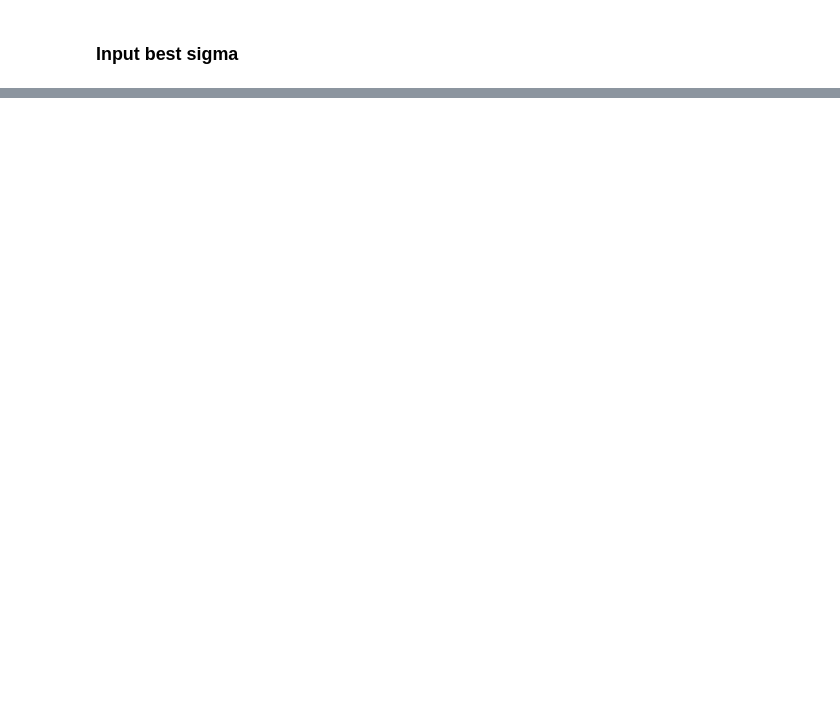
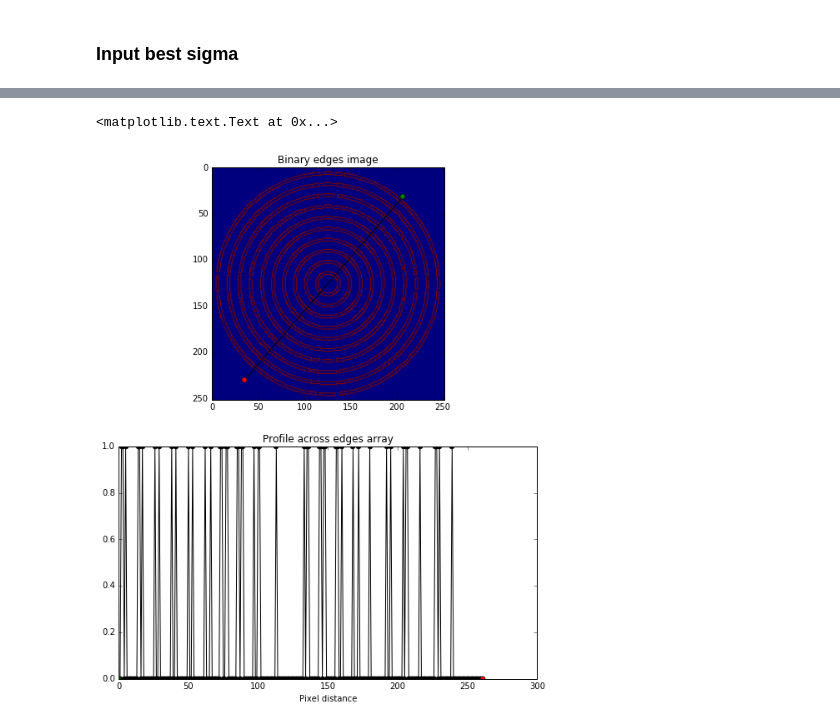
Before and after one commit to lbillingham/edge_detection_sw_carp, a Jupyter notebook: final_pick_and_plot.ipynb, the cells around one changed output, grey strips where cells are left out. Drawn from its saved outputs; the diff is of its cells as text; code cells hidden in the pictures; blank space fills up the shorter version.

Commit message:
Combined profile picking into final pick notebook for presentation.

```diff
--- a/final_pick_and_plot.ipynb
+++ b/final_pick_and_plot.ipynb
@@ -78,6 +46,6 @@ interact(plot_edge_with_thresholds,
 # %% [markdown]
 ### Input best sigma
 # %%
-best_sigma = 17
+best_sigma = 6
 # %%
 edges = detect_edge(im, best_sigma)
@@ -85,0 +113,32 @@ edges
+# %%
+# Extract the profile as nearest-neighbour pixel values
+x0 = coords[0][0]
+x1 = coords[1][0]
+y0 = coords[0][1]
+y1 = coords[1][1]
+
+length = int(np.hypot(x1-x0, y1-y0))
+x, y = np.linspace(x0, x1, length), np.linspace(y0, y1, length)
+profile = z[x.astype(np.int), y.astype(np.int)]
+
+
+# Switch to plotting inline
+%matplotlib inline
+
+# Plot to show where the profile is and the profile values
+fig, axes = plt.subplots(nrows=2, figsize=(9,11))
+axes[0].imshow(z)
+axes[0].plot([x0, x1], [y0, y1], 'k-')
+axes[0].plot(x0, y0, 'go')
+axes[0].plot(x1, y1, 'ro')
+axes[0].axis('image')
+axes[0].set_title('Binary edges image')
+
+axes[1].plot(profile,'ko-')
+axes[1].plot(0,profile[0],'go')
+axes[1].plot(len(profile)-1,profile[-1],'ro')
+axes[1].set_title('Profile across edges array')
+axes[1].set_xlabel('Pixel distance')
+# %% [output]
+<matplotlib.text.Text at 0x...>
+[figure, added]
```
Also changed, not shown: parts of 6 cells of this notebook.
